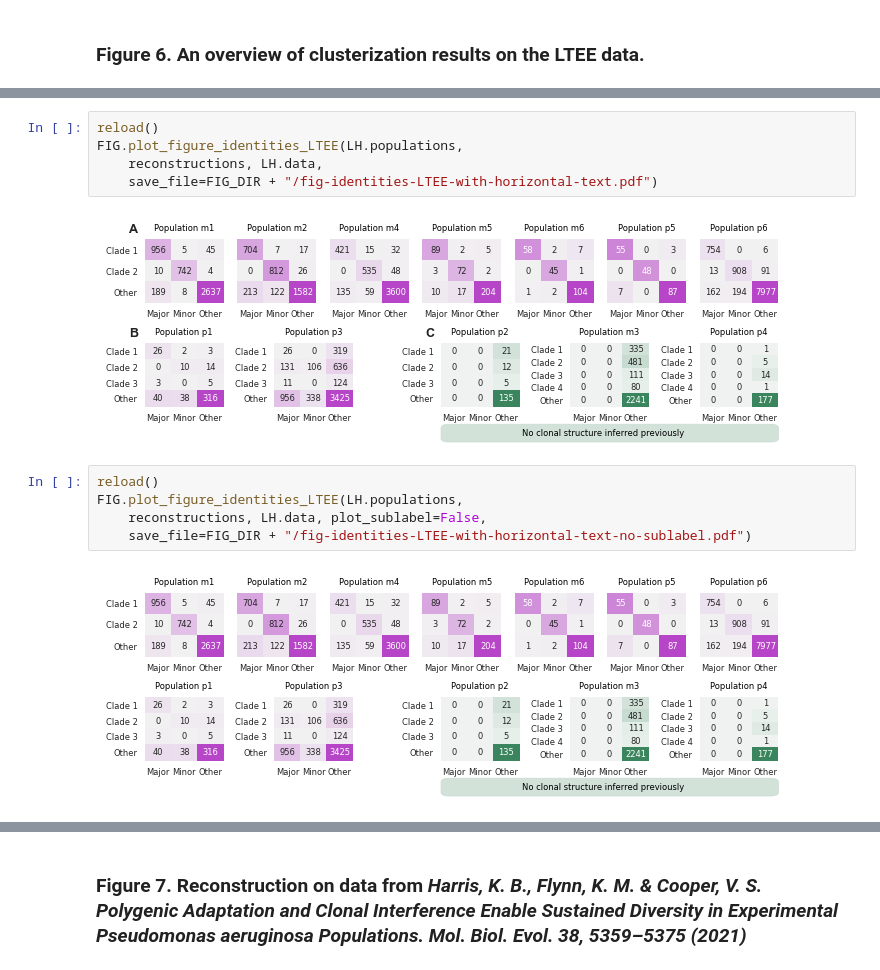
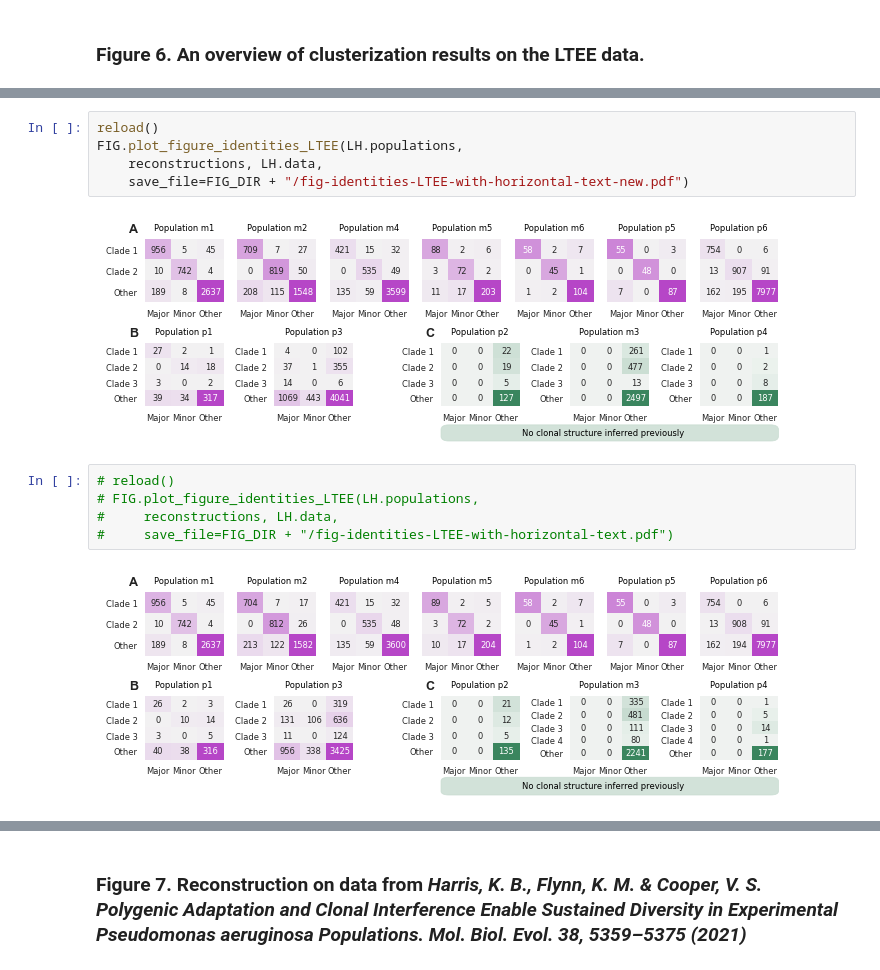
Before and after one commit to bartonlab/paper-clonal-dynamics, a Jupyter notebook: figures.ipynb, the cells around one changed output, grey strips where cells are left out. Cells and saved outputs as stored; diff of their text form.

```diff
--- a/figures.ipynb
+++ b/figures.ipynb
@@ -233,14 +297,14 @@ FIG.plot_figure_reconstruction_example_LTEE(pop, reconstructions[pop],
 # %%
 reload()
 FIG.plot_figure_identities_LTEE(LH.populations,
     reconstructions, LH.data,
-    save_file=FIG_DIR + "/fig-identities-LTEE-with-horizontal-text.pdf")
+    save_file=FIG_DIR + "/fig-identities-LTEE-with-horizontal-text-new.pdf")
 # %% [output]
-[figure, old version]
+[figure, new version]
 # %%
-reload()
-FIG.plot_figure_identities_LTEE(LH.populations,
-    reconstructions, LH.data, plot_sublabel=False,
-    save_file=FIG_DIR + "/fig-identities-LTEE-with-horizontal-text-no-sublabel.pdf")
+# reload()
+# FIG.plot_figure_identities_LTEE(LH.populations,
+#     reconstructions, LH.data,
+#     save_file=FIG_DIR + "/fig-identities-LTEE-with-horizontal-text.pdf")
 # %% [output]
-[figure, old version]
+[figure, new version]
```
Also changed, not shown: parts of 52 cells of this notebook, 46 other files.
